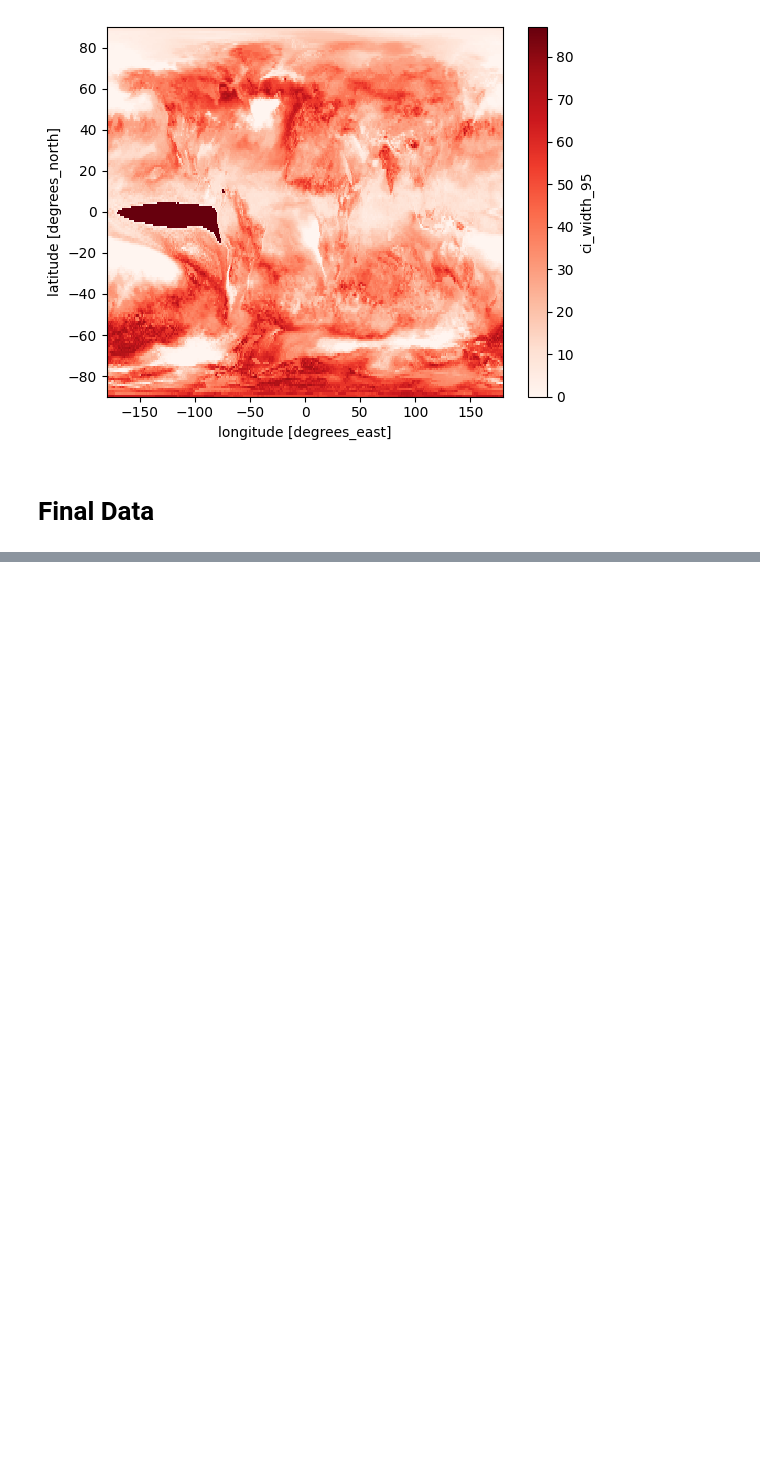
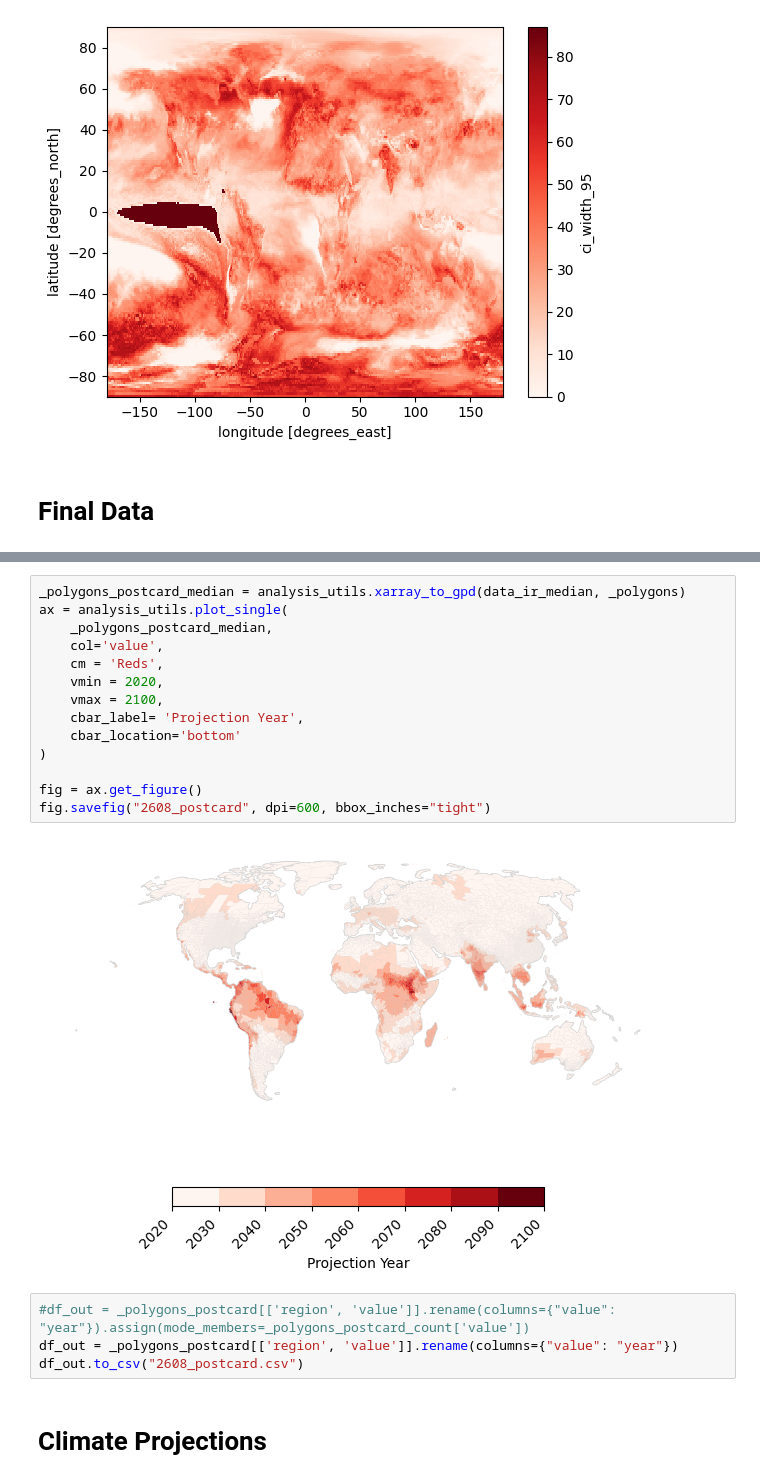
Before and after one commit to ClimateImpactLab/poreallas, a Jupyter notebook: analysis/a06_postcard_map.ipynb, the cells around one changed output, grey strips where cells are left out. Saved outputs shown, nothing was run; the diff lists cells and outputs as text; blank space fills up the shorter version.

```diff
--- a/analysis/a06_postcard_map.ipynb
+++ b/analysis/a06_postcard_map.ipynb
@@ -327,0 +396,22 @@ fig.savefig("2607_combined_spread_postcard", dpi=600, bbox_inches="tight")
+# %%
+_polygons_postcard_median = analysis_utils.xarray_to_gpd(data_ir_median, _polygons)
+ax = analysis_utils.plot_single(
+    _polygons_postcard_median,
+    col='value',
+    cm = 'Reds',
+    vmin = 2020,
+    vmax = 2100,
+    cbar_label= 'Projection Year',
+    cbar_location='bottom'
+)
+
+fig = ax.get_figure()
+fig.savefig("2608_postcard", dpi=600, bbox_inches="tight")
+# %% [output]
+[figure, added]
+# %%
+#df_out = _polygons_postcard[['region', 'value']].rename(columns={"value": "year"}).assign(mode_members=_polygons_postcard_count['value'])
+df_out = _polygons_postcard[['region', 'value']].rename(columns={"value": "year"})
+df_out.to_csv("2608_postcard.csv")
+# %% [markdown]
+# Climate Projections
```
Also changed, not shown: parts of 25 cells of this notebook, 4 other files.
